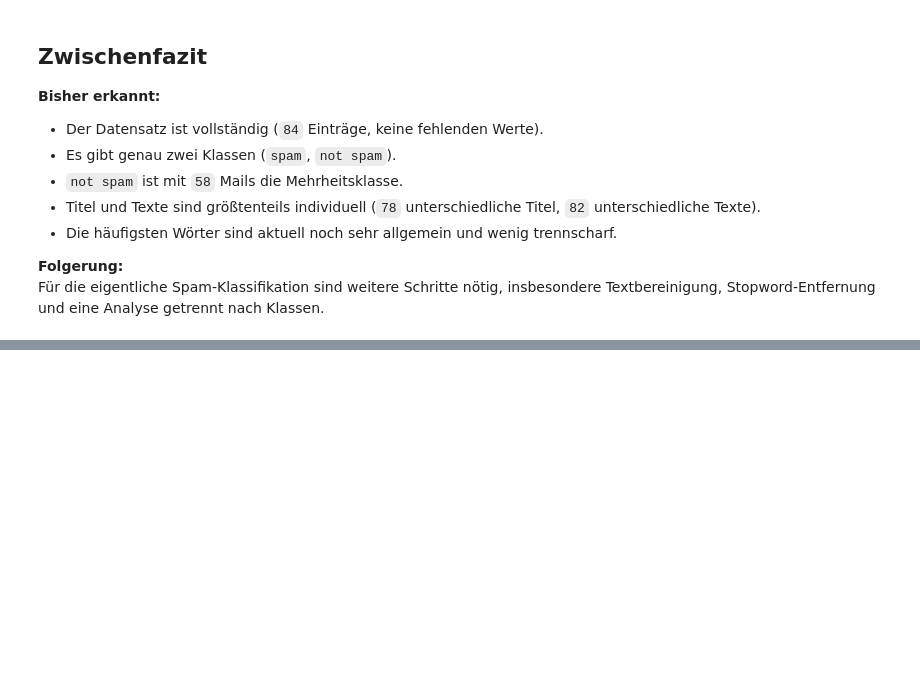
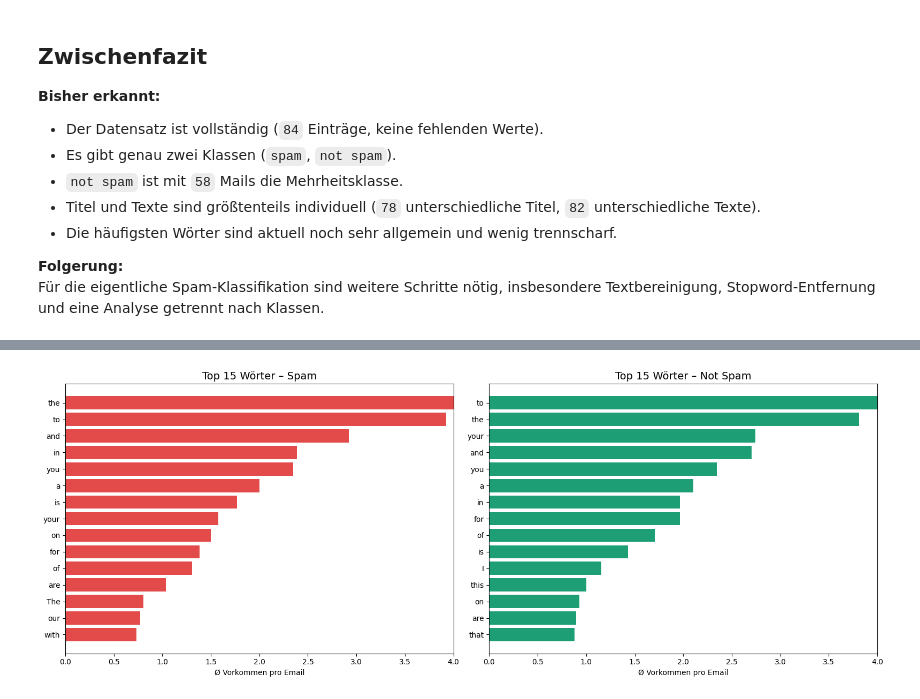
Before and after one commit to balznoah/DSKI-2, a Jupyter notebook: DSKI2-checkpoint.ipynb, the cells around one changed output, grey strips where cells are left out. Drawn from its saved outputs; the diff is of its cells as text; code cells hidden in the pictures; blank space fills up the shorter version.

```diff
--- a/DSKI2-checkpoint.ipynb
+++ b/DSKI2-checkpoint.ipynb
@@ -244,0 +281,30 @@ Für die eigentliche Spam-Klassifikation sind weitere Schritte nötig, insbesond
+# %%
+# Anzahl Emails pro Klasse
+n_spam = df[df["type"] == "spam"].shape[0]
+n_ham  = df[df["type"] == "not spam"].shape[0]
+
+# Relative Häufigkeit: wie oft kommt das Wort pro Email vor (Durchschnitt)
+spam_counts_rel = pd.Series(spam_words).value_counts() / n_spam
+ham_counts_rel  = pd.Series(ham_words).value_counts()  / n_ham
+
+spam_counts_rel = spam_counts_rel.head(15)
+ham_counts_rel  = ham_counts_rel.head(15)
+
+x_max = max(spam_counts_rel.values[0], ham_counts_rel.values[0])
+
+fig, (ax1, ax2) = plt.subplots(1, 2, figsize=(16, 6))
+
+ax1.barh(spam_counts_rel.index[::-1], spam_counts_rel.values[::-1], color="#E24B4A")
+ax1.set_title("Top 15 Wörter – Spam", fontsize=14)
+ax1.set_xlabel("Ø Vorkommen pro Email")
+ax1.set_xlim(0, x_max)
+
+ax2.barh(ham_counts_rel.index[::-1], ham_counts_rel.values[::-1], color="#1D9E75")
+ax2.set_title("Top 15 Wörter – Not Spam", fontsize=14)
+ax2.set_xlabel("Ø Vorkommen pro Email")
+ax2.set_xlim(0, x_max)
+
+plt.tight_layout()
+plt.show()
+# %% [output]
+[figure, added]
```
Also changed, not shown: parts of 4 cells of this notebook.
